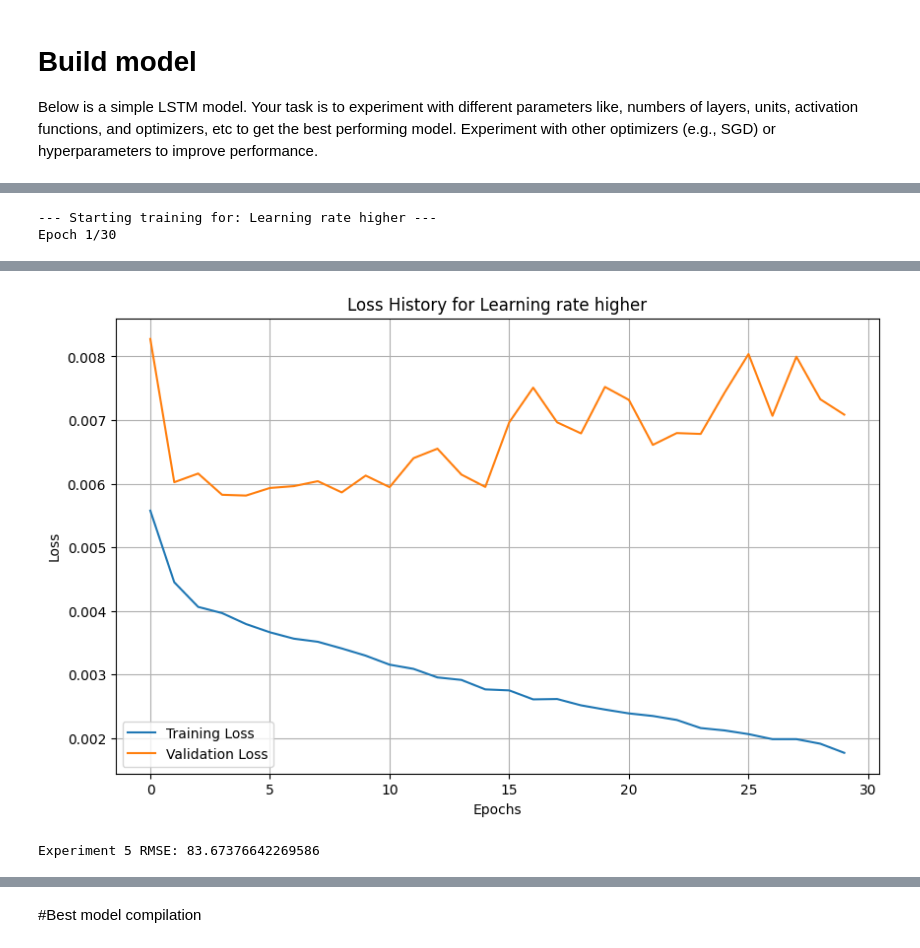
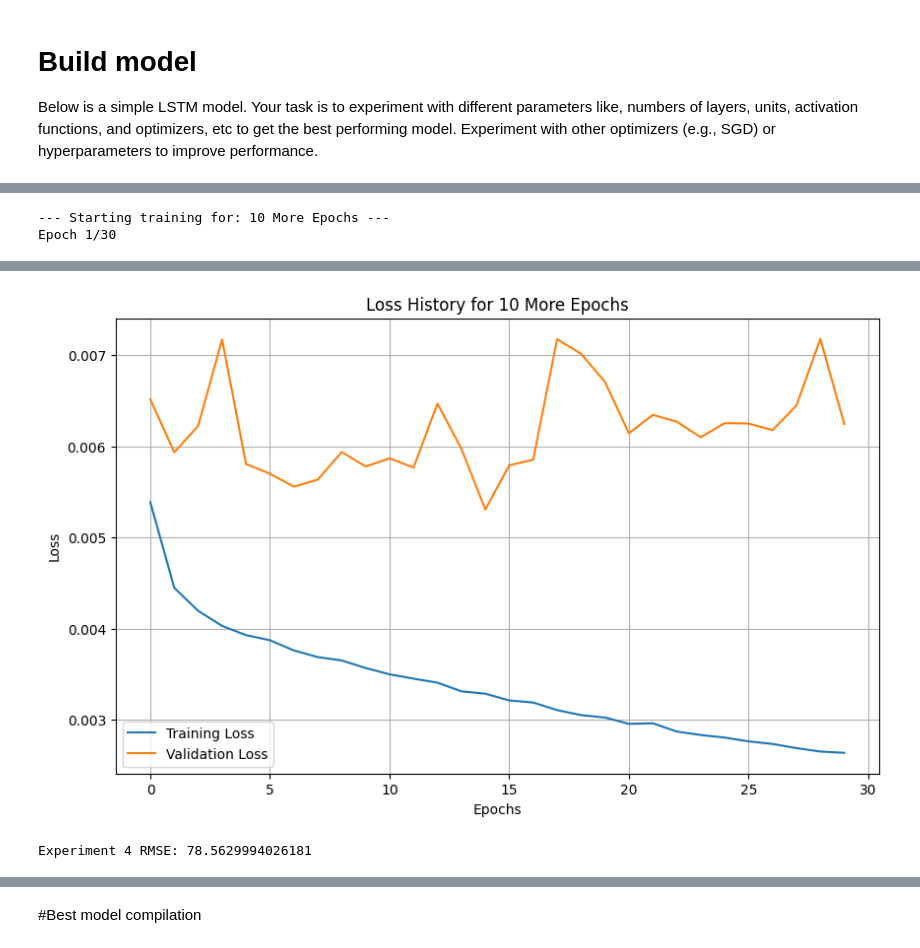
Before and after one commit to tamandakaunda-15/Time_Series_Forecasting2025, a Jupyter notebook: air_quality_forecasting_starter_code_TamandaKaunda.ipynb, the cells around one changed output, grey strips where cells are left out. Saved outputs shown, nothing was run; the diff lists cells and outputs as text; code cells hidden in the pictures.

```diff
--- a/air_quality_forecasting_starter_code_TamandaKaunda.ipynb
+++ b/air_quality_forecasting_starter_code_TamandaKaunda.ipynb
@@ -399,7 +449,7 @@ Experiment 4 RMSE: 84.72166983116654
 # %%
-# Experiment 5: 10 Higher Learning Rate
-exp3_rmse = run_experiment(n_units=32, epochs=30, batch_size=32, learning_rate=0.01, model_name="Learning rate higher")
+# Experiment 5: 64 units
+exp3_rmse = run_experiment(n_units=64, epochs=10, batch_size=32, learning_rate=0.001, model_name="10 More Epochs")
 print(f"Experiment 5 RMSE: {exp3_rmse}")
 # %% [output]
---- Starting training for: Learning rate higher ---
+--- Starting training for: 10 More Epochs ---
 Epoch 1/30
@@ -423,3 +473,3 @@ Epoch 30/30
-[figure, old version]
+[figure, new version]
-Experiment 5 RMSE: 83.67376642269586
+Experiment 4 RMSE: 78.5629994026181
 # %%
```
Also changed, not shown: parts of 33 cells of this notebook.
